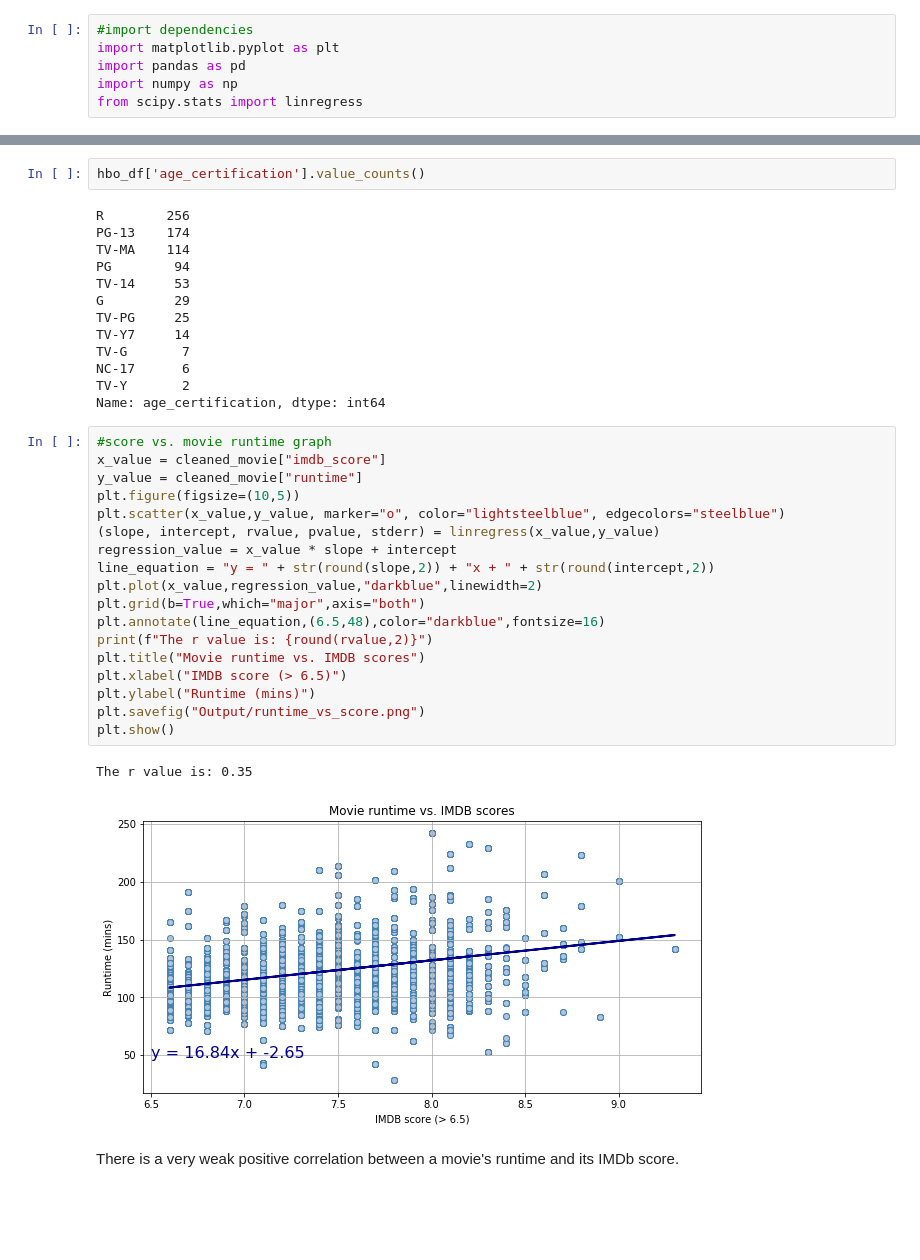
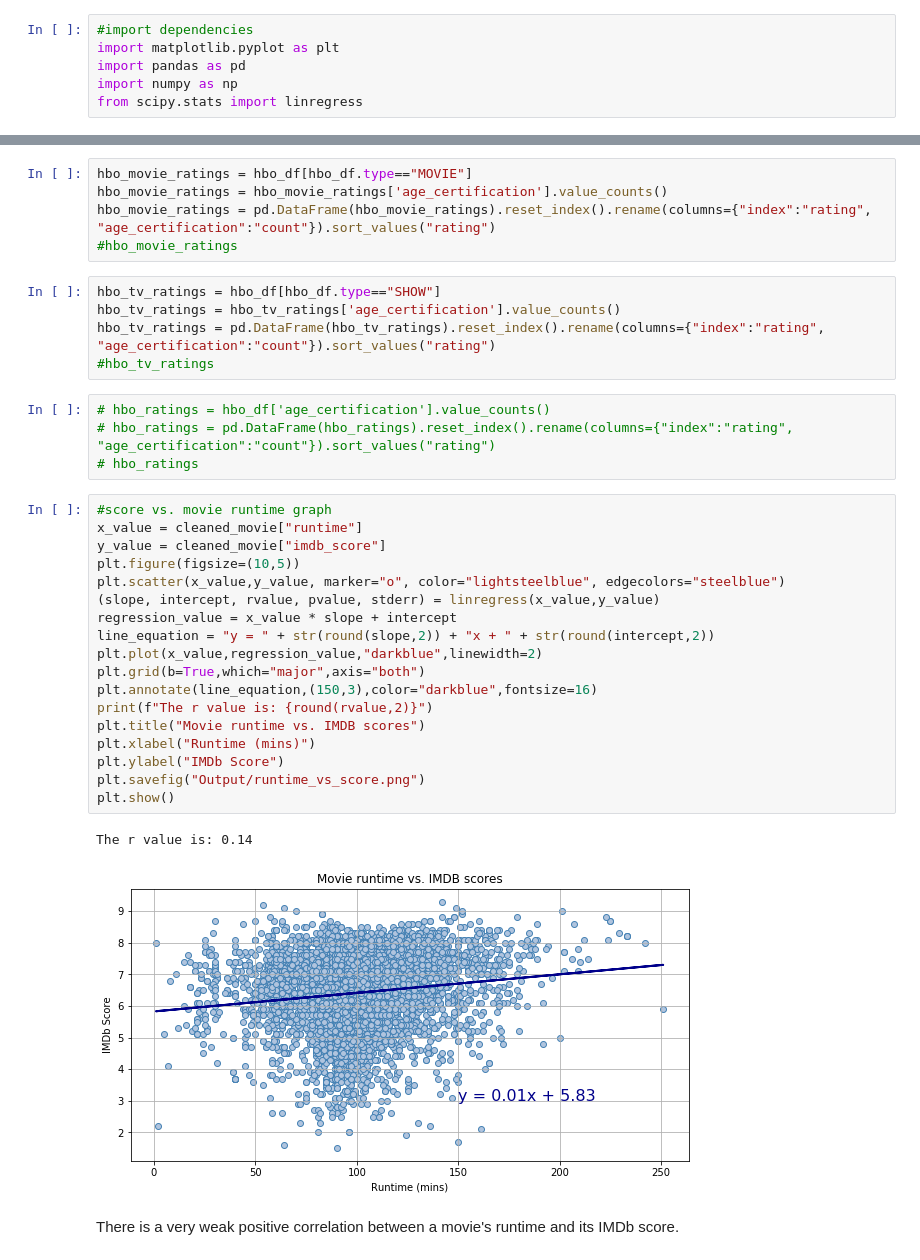
Before and after one commit to thn22/Eclipse__Rodeo2.0, a Jupyter notebook: Visualizations.ipynb, the cells around one changed output, grey strips where cells are left out. Drawn from its saved outputs; the diff is of its cells as text; blank space fills up the shorter version.

```diff
--- a/Visualizations.ipynb
+++ b/Visualizations.ipynb
@@ -135,39 +60,38 @@ hbo_df
-# %%
-hbo_df['age_certification'].value_counts()
-# %% [output]
-R        256
-PG-13    174
-TV-MA    114
-PG        94
-TV-14     53
-G         29
-TV-PG     25
-TV-Y7     14
-TV-G       7
-NC-17      6
-TV-Y       2
-Name: age_certification, dtype: int64
+# %%
+hbo_movie_ratings = hbo_df[hbo_df.type=="MOVIE"]
+hbo_movie_ratings = hbo_movie_ratings['age_certification'].value_counts()
+hbo_movie_ratings = pd.DataFrame(hbo_movie_ratings).reset_index().rename(columns={"index":"rating", "age_certification":"count"}).sort_values("rating")
+#hbo_movie_ratings
+# %%
+hbo_tv_ratings = hbo_df[hbo_df.type=="SHOW"]
+hbo_tv_ratings = hbo_tv_ratings['age_certification'].value_counts()
+hbo_tv_ratings = pd.DataFrame(hbo_tv_ratings).reset_index().rename(columns={"index":"rating", "age_certification":"count"}).sort_values("rating")
+#hbo_tv_ratings
+# %%
+# hbo_ratings = hbo_df['age_certification'].value_counts()
+# hbo_ratings = pd.DataFrame(hbo_ratings).reset_index().rename(columns={"index":"rating", "age_certification":"count"}).sort_values("rating")
+# hbo_ratings
 # %%
 #score vs. movie runtime graph
-x_value = cleaned_movie["imdb_score"]
-y_value = cleaned_movie["runtime"]
+x_value = cleaned_movie["runtime"]
+y_value = cleaned_movie["imdb_score"]
 plt.figure(figsize=(10,5))
 plt.scatter(x_value,y_value, marker="o", color="lightsteelblue", edgecolors="steelblue")
 (slope, intercept, rvalue, pvalue, stderr) = linregress(x_value,y_value)
 regression_value = x_value * slope + intercept
 line_equation = "y = " + str(round(slope,2)) + "x + " + str(round(intercept,2))
 plt.plot(x_value,regression_value,"darkblue",linewidth=2)
 plt.grid(b=True,which="major",axis="both")
-plt.annotate(line_equation,(6.5,48),color="darkblue",fontsize=16)
+plt.annotate(line_equation,(150,3),color="darkblue",fontsize=16)
 print(f"The r value is: {round(rvalue,2)}")
 plt.title("Movie runtime vs. IMDB scores")
-plt.xlabel("IMDB score (> 6.5)")
-plt.ylabel("Runtime (mins)")
+plt.xlabel("Runtime (mins)")
+plt.ylabel("IMDb Score")
 plt.savefig("Output/runtime_vs_score.png")
 plt.show()
 # %% [output]
-The r value is: 0.35
+The r value is: 0.14
-[figure, old version]
+[figure, new version]
 # %% [markdown]
 There is a very weak positive correlation between a movie's runtime and its IMDb score.
 # %%
```
Also changed, not shown: parts of 34 cells of this notebook, 16 other files.
